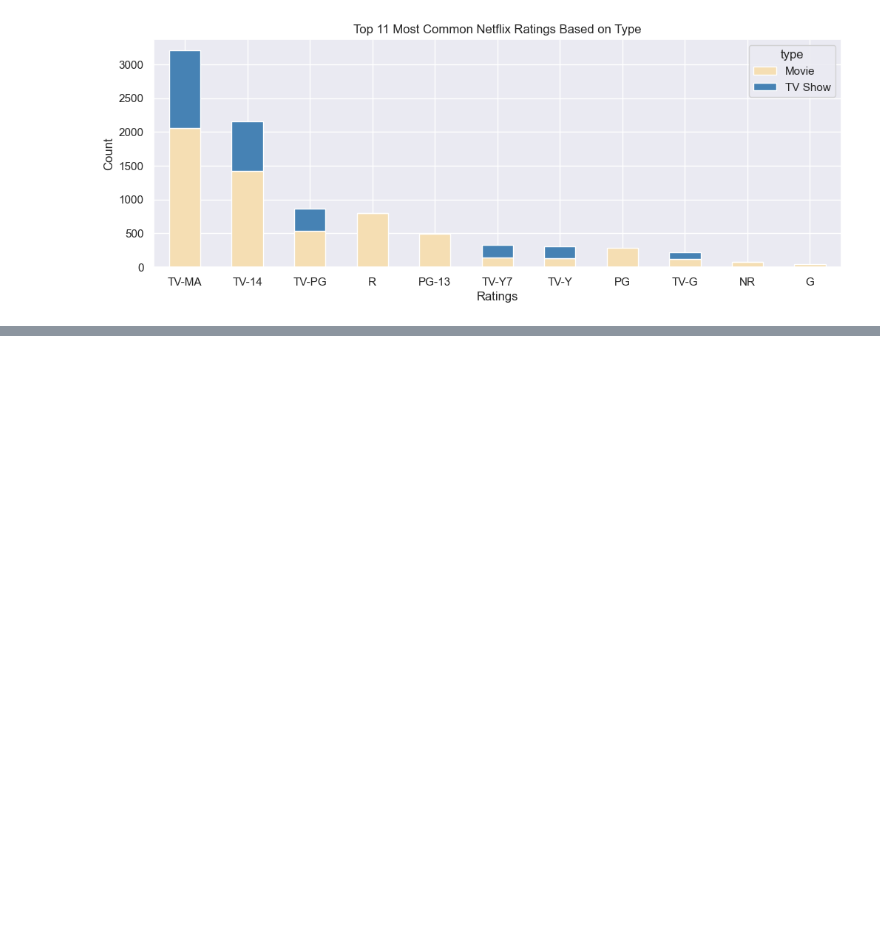
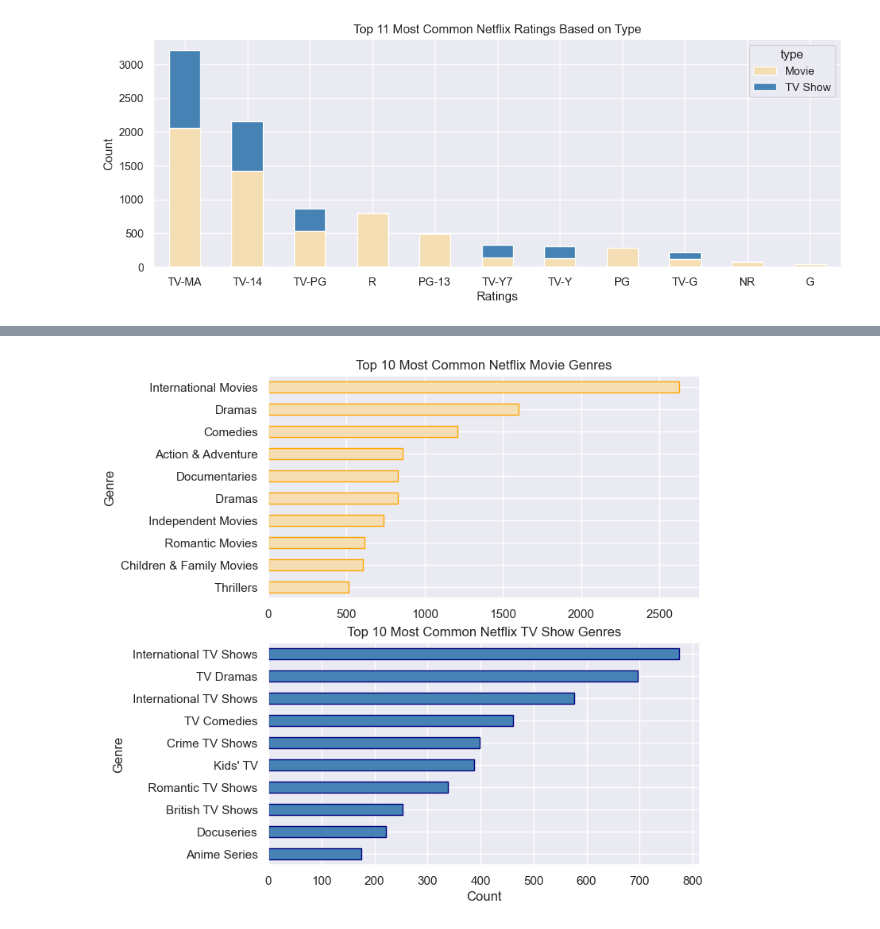
Before and after one commit to DaniloGrujic/netflix-data, a Jupyter notebook: EDA_netflix.ipynb, the cells around one changed output, grey strips where cells are left out. Cells and saved outputs as stored; diff of their text form; code cells hidden in the pictures; blank space fills up the shorter version.

```diff
--- a/EDA_netflix.ipynb
+++ b/EDA_netflix.ipynb
@@ -273,0 +290,24 @@ plt.show()
+# %%
+movies_genre = genre_count[genre_count['type'] == 'Movie']
+tv_show_genre = genre_count[genre_count['type'] == 'TV Show']
+
+f, (ax1, ax2) = plt.subplots(2, 1, figsize=(7, 8))
+f.figsize =(15, 5)
+
+movies_genre['Genre'].value_counts().head(10).sort_values(ascending=True).plot(kind='barh',
+                                                                               color='wheat',
+                                                                               edgecolor='orange',
+                                                                               ax=ax1,
+                                                                               title='Top 10 Most Common Netflix Movie Genres')
+
+tv_show_genre['Genre'].value_counts().head(10).sort_values(ascending=True).plot(kind='barh',
+                                                                                color='steelblue',
+                                                                                edgecolor='navy',
+                                                                                ax=ax2,
+                                                                                title='Top 10 Most Common Netflix TV Show Genres')
+
+
+plt.xlabel('Count')
+plt.show()
+# %% [output]
+[figure, added]
```
Also changed, not shown: parts of 6 cells of this notebook.
